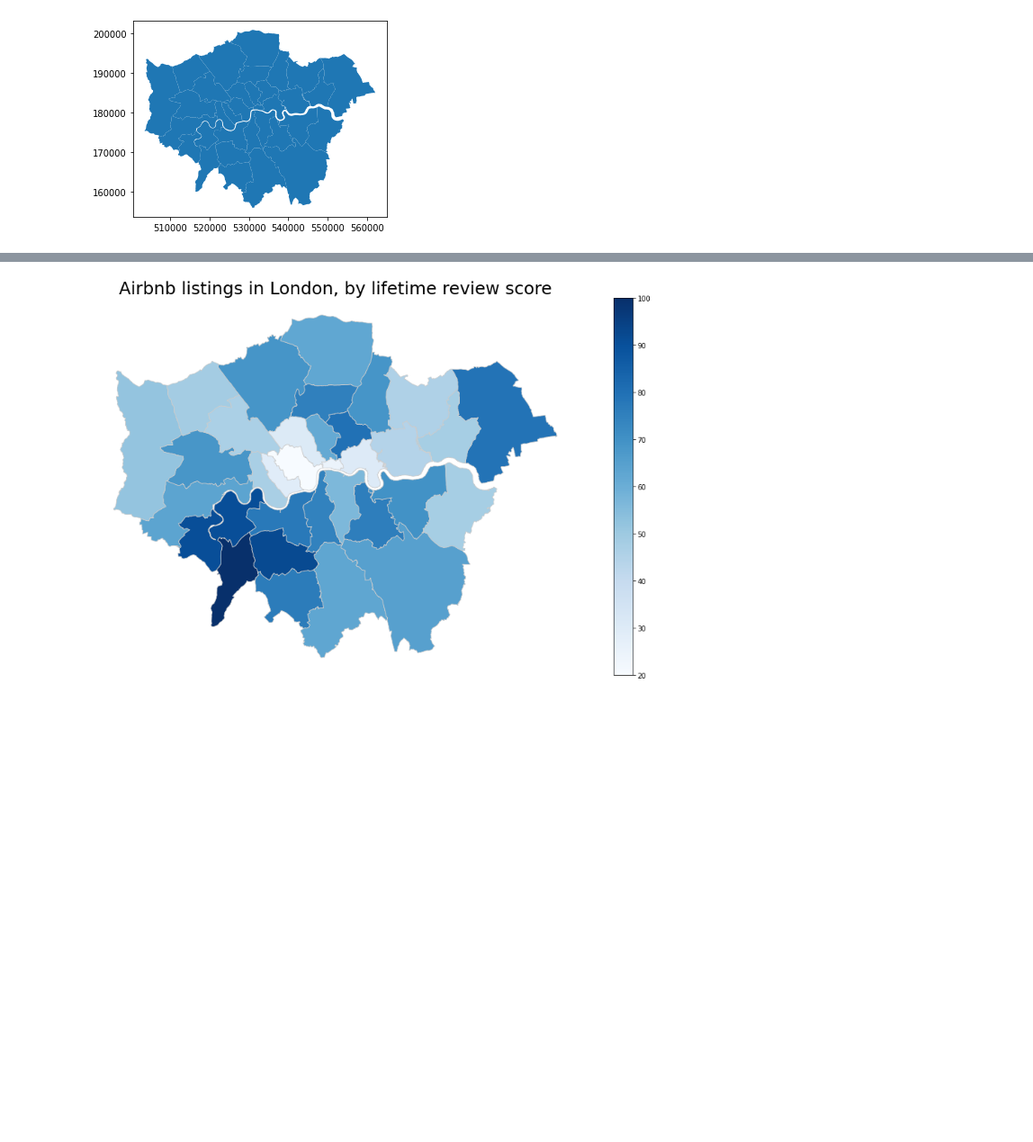
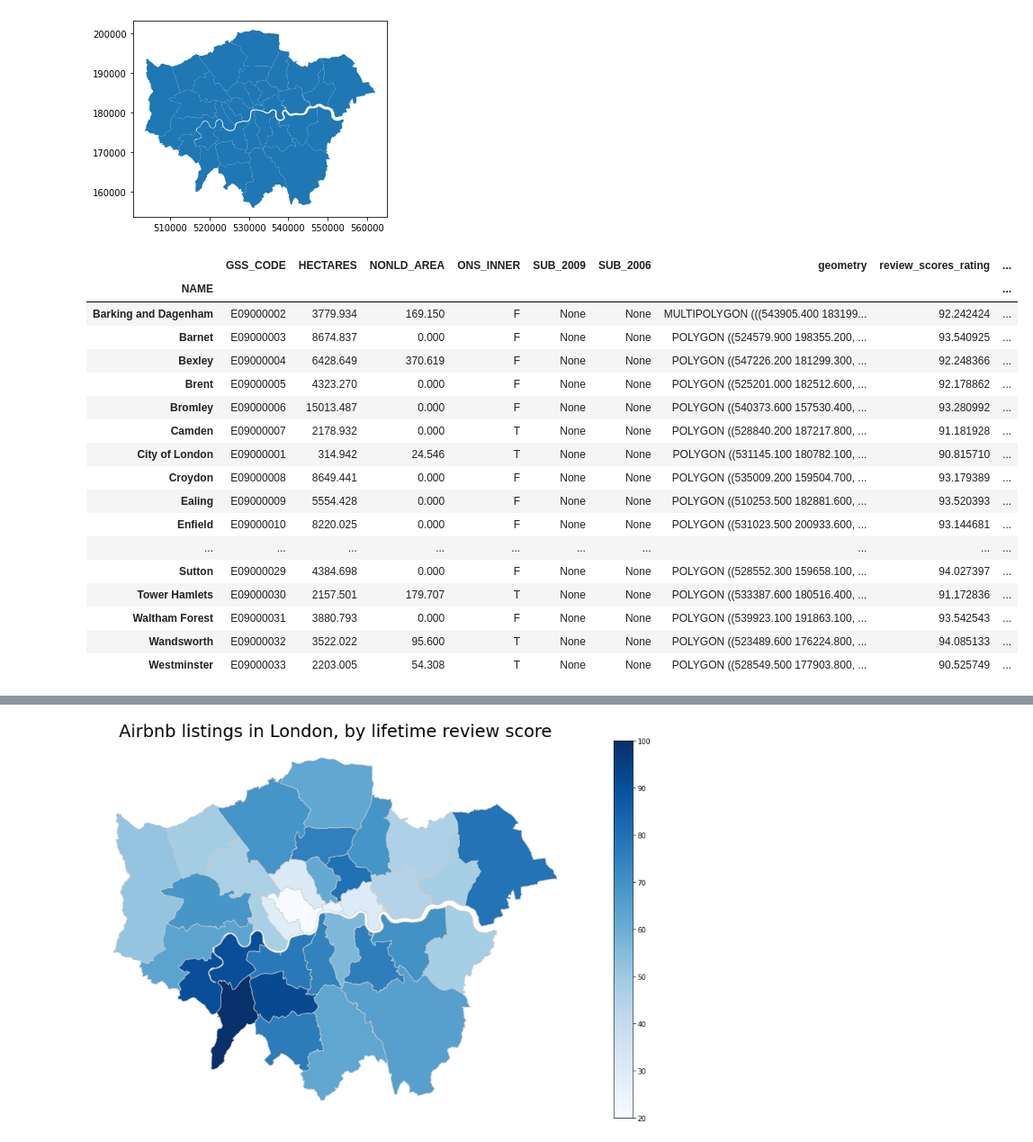
Before and after one commit to OrthoLoess/fivestar, a Jupyter notebook: notebooks/miles_firstexplore.ipynb, the cells around one changed output, grey strips where cells are left out. Shown at 90% size. Cells and saved outputs as stored; diff of their text form; code cells hidden in the pictures; blank space fills up the shorter version.

```diff
--- a/notebooks/miles_firstexplore.ipynb
+++ b/notebooks/miles_firstexplore.ipynb
@@ -181 +170,22 @@ merged_geo = map_df.set_index('NAME').join(neigh_reviews.set_index('neighbourhoo
+# %%
+merged_geo
+# %% [output]
+|  | GSS_CODE | HECTARES | NONLD_AREA | ONS_INNER | SUB_2009 | SUB_2006 | geometry | review_scores_rating | ... |
+| NAME |  |  |  |  |  |  |  |  | ... |
+| Barking and Dagenham | E09000002 | 3779.934 | 169.150 | F | None | None | MULTIPOLYGON (((543905.400 183199... | 92.242424 | ... |
+| Barnet | E09000003 | 8674.837 | 0.000 | F | None | None | POLYGON ((524579.900 198355.200, ... | 93.540925 | ... |
+| Bexley | E09000004 | 6428.649 | 370.619 | F | None | None | POLYGON ((547226.200 181299.300, ... | 92.248366 | ... |
+| Brent | E09000005 | 4323.270 | 0.000 | F | None | None | POLYGON ((525201.000 182512.600, ... | 92.178862 | ... |
+| Bromley | E09000006 | 15013.487 | 0.000 | F | None | None | POLYGON ((540373.600 157530.400, ... | 93.280992 | ... |
+| Camden | E09000007 | 2178.932 | 0.000 | T | None | None | POLYGON ((528840.200 187217.800, ... | 91.181928 | ... |
+| City of London | E09000001 | 314.942 | 24.546 | T | None | None | POLYGON ((531145.100 180782.100, ... | 90.815710 | ... |
+| Croydon | E09000008 | 8649.441 | 0.000 | F | None | None | POLYGON ((535009.200 159504.700, ... | 93.179389 | ... |
+| Ealing | E09000009 | 5554.428 | 0.000 | F | None | None | POLYGON ((510253.500 182881.600, ... | 93.520393 | ... |
+| Enfield | E09000010 | 8220.025 | 0.000 | F | None | None | POLYGON ((531023.500 200933.600, ... | 93.144681 | ... |
+| ... | ... | ... | ... | ... | ... | ... | ... | ... | ... |
+| Sutton | E09000029 | 4384.698 | 0.000 | F | None | None | POLYGON ((528552.300 159658.100, ... | 94.027397 | ... |
+| Tower Hamlets | E09000030 | 2157.501 | 179.707 | T | None | None | POLYGON ((533387.600 180516.400, ... | 91.172836 | ... |
+| Waltham Forest | E09000031 | 3880.793 | 0.000 | F | None | None | POLYGON ((539923.100 191863.100, ... | 93.542543 | ... |
+| Wandsworth | E09000032 | 3522.022 | 95.600 | T | None | None | POLYGON ((523489.600 176224.800, ... | 94.085133 | ... |
+| Westminster | E09000033 | 2203.005 | 54.308 | T | None | None | POLYGON ((528549.500 177903.800, ... | 90.525749 | ... |
 # %%
```
Also changed, not shown: parts of 11 cells of this notebook.
